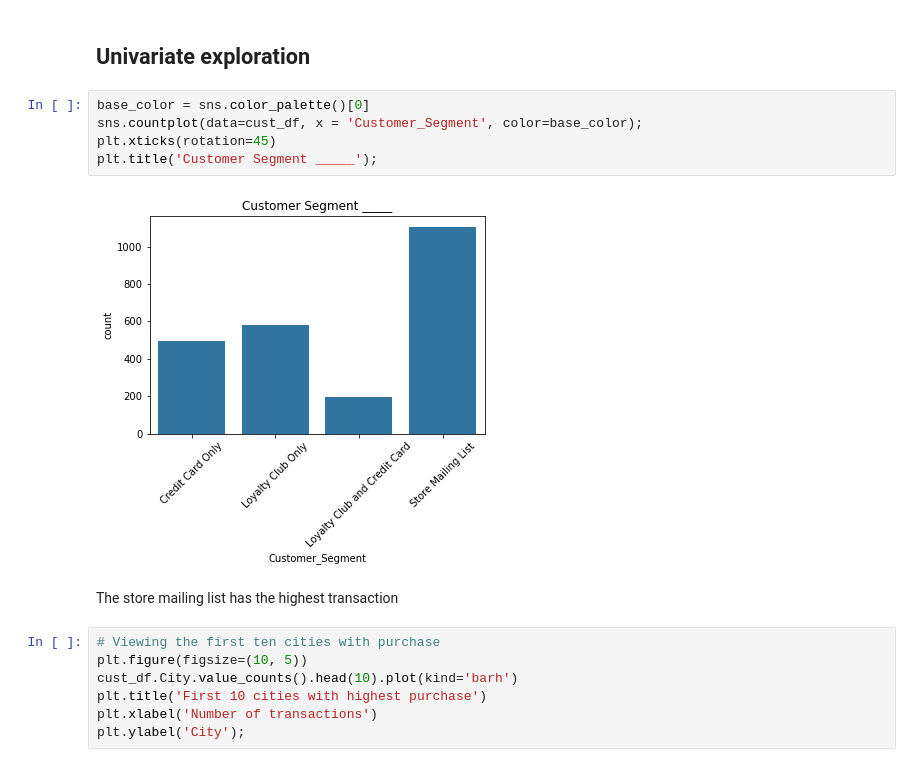
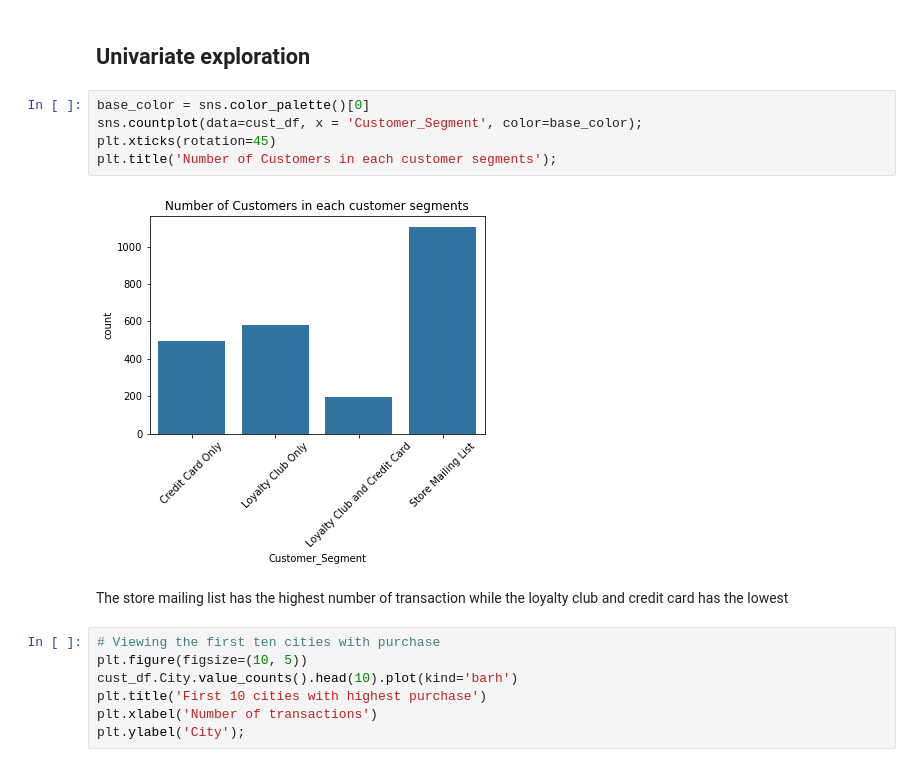
Before and after one commit to AdeVic/p1_customers, a Jupyter notebook: p1_customers.ipynb, the cells around one changed output. Saved outputs shown, nothing was run; the diff lists cells and outputs as text.

```diff
--- a/p1_customers.ipynb
+++ b/p1_customers.ipynb
@@ -276,12 +276,12 @@ cust_df.sample(10)
 # %%
 base_color = sns.color_palette()[0]
 sns.countplot(data=cust_df, x = 'Customer_Segment', color=base_color);
 plt.xticks(rotation=45)
-plt.title('Customer Segment _____');
+plt.title('Number of Customers in each customer segments');
 # %% [output]
-[figure, old version]
+[figure, new version]
 # %% [markdown]
-The store mailing list has the highest transaction
+The store mailing list has the highest number of transaction while the loyalty club and credit card has the lowest
 # %%
 # Viewing the first ten cities with purchase
 plt.figure(figsize=(10, 5))
```
Also changed, not shown: parts of 25 cells of this notebook, 1 other file.
